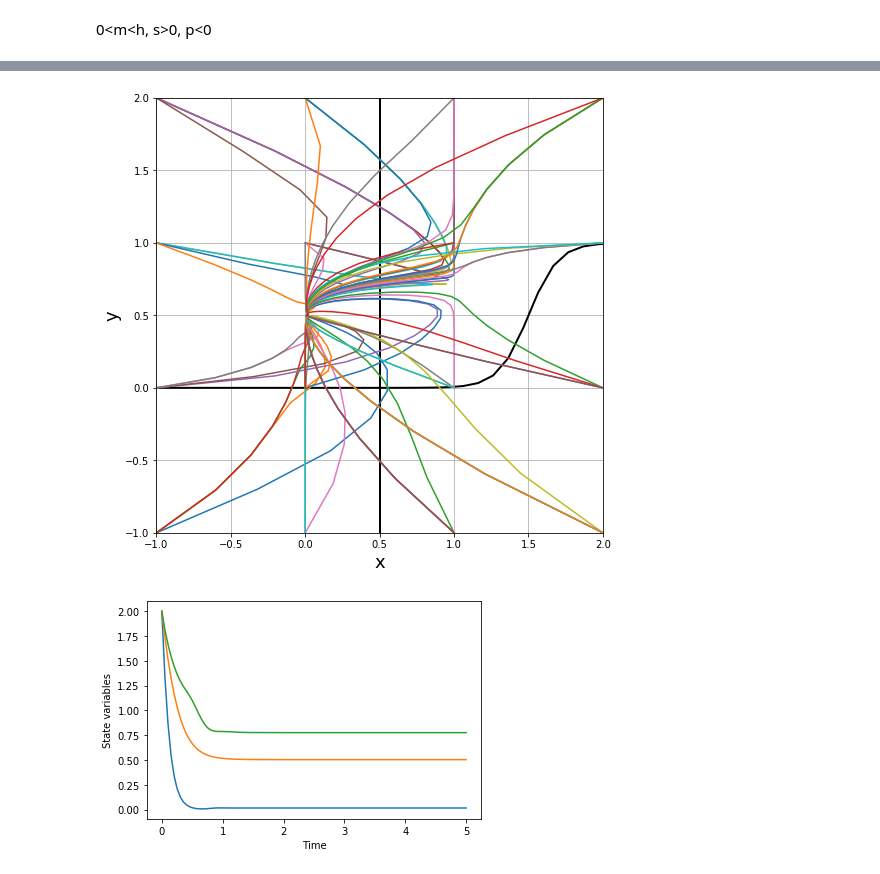
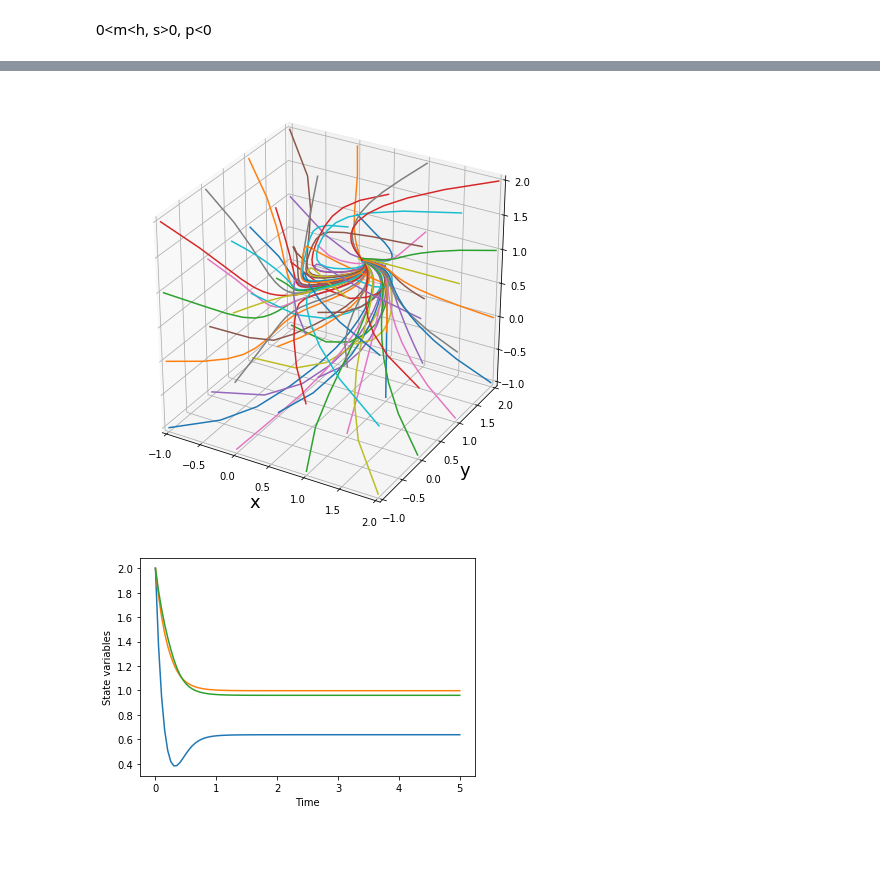
Before and after one commit to jarzavala/LA-Brown-JRitt, a Jupyter notebook: Project.ipynb, the cells around one changed output, grey strips where cells are left out. Drawn from its saved outputs; the diff is of its cells as text; code cells hidden in the pictures; blank space fills up the shorter version.

```diff
--- a/Project.ipynb
+++ b/Project.ipynb
@@ -26,10 +28,8 @@ def E(y, z, params = {'s':10, 'y0':0, 'p':-10, 'z0':0}):
         z0 = params['z0']
 
     return 1/(1 + np.exp(-s * (y-y0) - p * (z-z0)))
-    #E = np.cos(s * (y-y0))
 
 
-#JR def F(x, params = ({'r':10, 'x0':0})):
 def F(x, params = ({'r':10, 'x0':1.5})):
     '''
     F(x, r=1, x0=0)
@@ -45,7 +45,7 @@ def F(x, params = ({'r':10, 'x0':1.5})):
 
     return 1/(1 + np.exp(-r * (x-x0)))
 
-#JR def G(x, params = ({'q':-10, 'z0':0})):
+
 def G(x, params = ({'q':5, 'z0':0})):
     '''
     Reversal potential for the z variable, with slobe p and center z0.
@@ -102,9 +102,7 @@ def model(y_in, t, params):
     y = y_in[1]
     z = y_in[2]
 
-    #JR dxdt = g * (E(y,z)-x , {'s':s,'y0':y0,'p':p,'z0':z0})
     dxdt = g * ( E(y,z,{'s':s,'y0':y0,'p':p,'z0':z0}) - x )
-
     dydt = h * (F(x, {'r':r, 'x0':x0})-y)
     dzdt = m * (G(x, {'q':q, 'z0':z0})-z)
 
@@ -116,6 +114,7 @@ def phase_plane(model, E, F, G, g=2, h=3, m=4,s=10, y0=0, p=-10, z0=0, r=10, x0=
     '''
 
     fig0, ax0 = plt.subplots(1,1,figsize=(8,8))
+    ax = plt.axes(projection='3d')
 
     t = np.linspace(0, 5, 100)
 
@@ -126,8 +125,8 @@ def phase_plane(model, E, F, G, g=2, h=3, m=4,s=10, y0=0, p=-10, z0=0, r=10, x0=
     ode_args = {'g':g,'h':h,'m':m,'E':E,'F':F,'G':G,'s':s,'y0':y0,'p':p,'z0':z0,'r':r,'x0':x0,'q':q}
 
 
-    plt.plot(x,F(x),'k',linewidth = 2)
-    plt.plot(E(y,z, ode_args),y, 'k', linewidth = 2)
+    #plt.plot(x,F(x),'k',linewidth = 2)
+    #plt.plot(E(y,z, ode_args),y, 'k', linewidth = 2)
 
     lower = -1
     upper = 2
@@ -137,17 +136,20 @@ def phase_plane(model, E, F, G, g=2, h=3, m=4,s=10, y0=0, p=-10, z0=0, r=10, x0=
         for y in range(lower,upper+1,step):
             for z in range(lower,upper+1,step):
                 y_out = odeint(model, [x,y,z], t, args = (ode_args,))
-                plt.plot(y_out[:,0],y_out[:,1])
+                #plt.plot(y_out[:,0],y_out[:,1])
+                ax.plot3D(y_out[:,0],y_out[:,1],y_out[:,2])
+
 
     plt.axis([lower,upper,lower,upper])
     plt.xlabel('x', fontsize = 18)
     plt.ylabel('y', fontsize = 18)
+
     plt.grid()
 
     plt.figure()
-    plt.plot(t,y_out[:,0])
-    plt.plot(t,y_out[:,1])
-    plt.plot(t,y_out[:,2])
+    plt.plot(t,y_out[:,0]) #E
+    plt.plot(t,y_out[:,1]) #F
+    plt.plot(t,y_out[:,2]) #G
     plt.xlabel('Time')
     plt.ylabel('State variables')
 # %% [markdown]
@@ -155,5 +182,5 @@ def phase_plane(model, E, F, G, g=2, h=3, m=4,s=10, y0=0, p=-10, z0=0, r=10, x0=
 # %%
-phase_plane(model, E, F, G, g=10,h=5,m=4,s=15, y0=0, p=-15, z0=0, r=1, x0=0, q=75)
+phase_plane(model, E, F, G, g=10,h=5,m=4,s=15, y0=0, p=-15, z0=0, r=10, x0=0, q=5)
 # %% [output]
-[figure, old version]
+[figure, new version]
-[figure, old version]
+[figure, new version]
```
Also changed, not shown: parts of 4 cells of this notebook.
